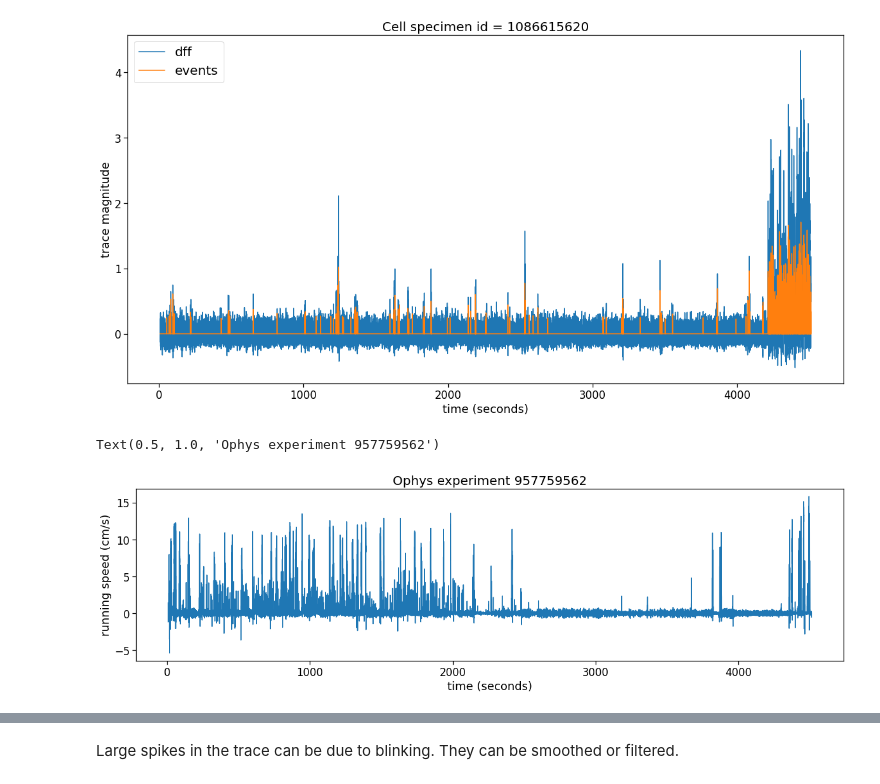
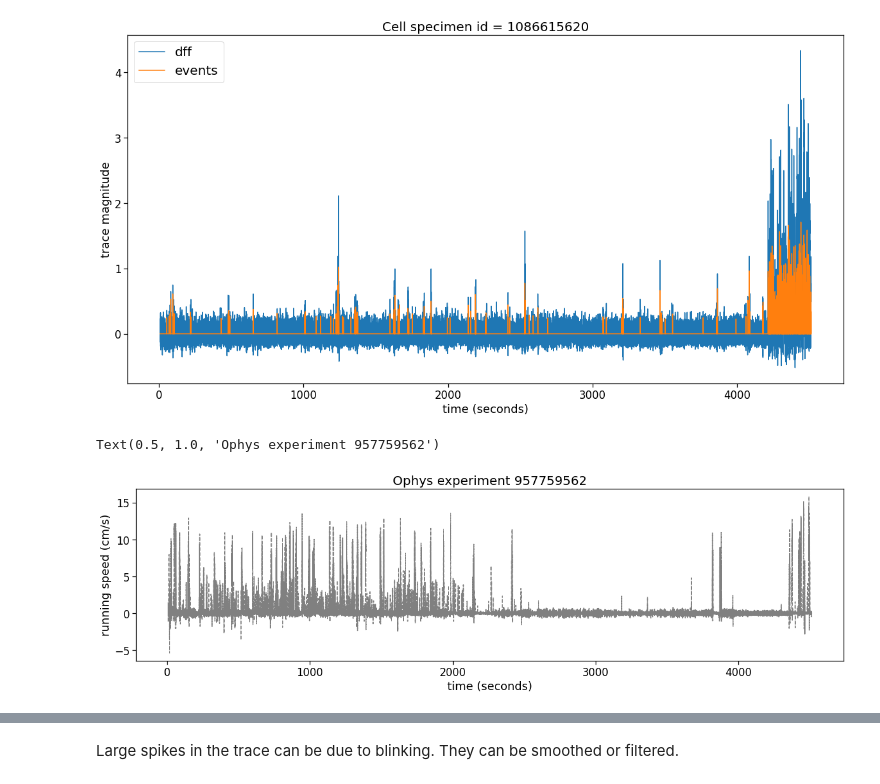
Before and after one commit to AllenInstitute/visual_behavior_analysis, a Jupyter notebook: notebooks/22.03.2021_load_ophys_data_example.ipynb, the cells around one changed output, grey strips where cells are left out. Drawn from its saved outputs; the diff is of its cells as text; code cells hidden in the pictures.

```diff
--- a/notebooks/22.03.2021_load_ophys_data_example.ipynb
+++ b/notebooks/22.03.2021_load_ophys_data_example.ipynb
@@ -192,13 +192,13 @@ ax.legend(['dff', 'events'], fontsize = 20)
 # %%
 # plot mouse running speed from this experiment
 fig, ax = plt.subplots(1,1, figsize = (20,5))
-ax.plot(dataset.stimulus_timestamps, dataset.running_speed['speed'])
+ax.plot(dataset.stimulus_timestamps, dataset.running_speed['speed'], color='gray', linestyle='--')
 ax.set_xlabel('time (seconds)')
 ax.set_ylabel('running speed (cm/s)')
 ax.set_title('Ophys experiment {}'.format(ophys_experiment_id), fontsize = 20)
 # %% [output]
 Text(0.5, 1.0, 'Ophys experiment 957759562')
-[figure, old version]
+[figure, new version]
 # %%
 # plot pupil diameter for the same experiment
 fig, ax = plt.subplots(1,1, figsize = (20,5))
```
Also changed, not shown: parts of 9 cells of this notebook.
